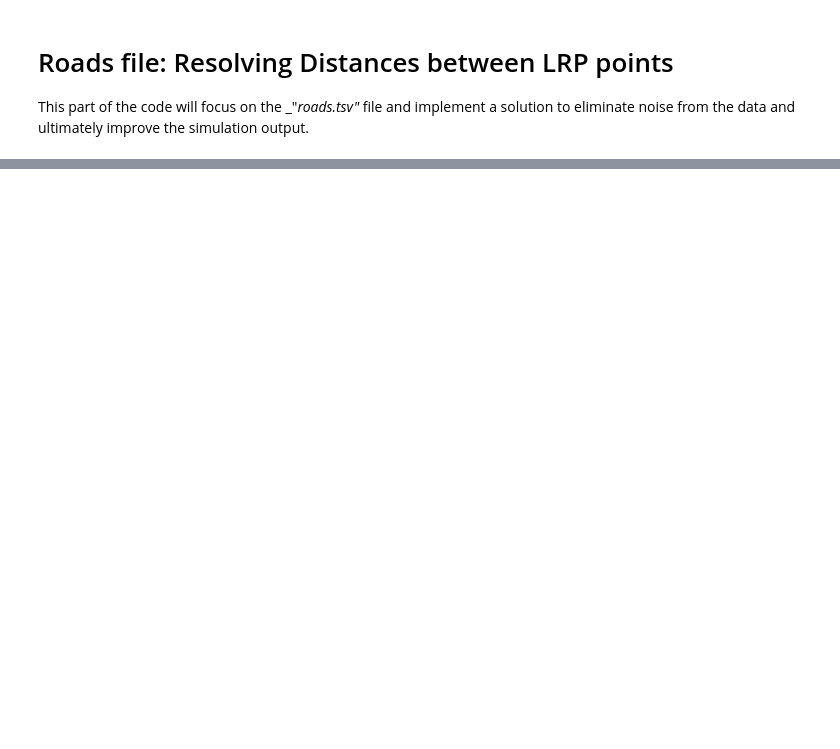
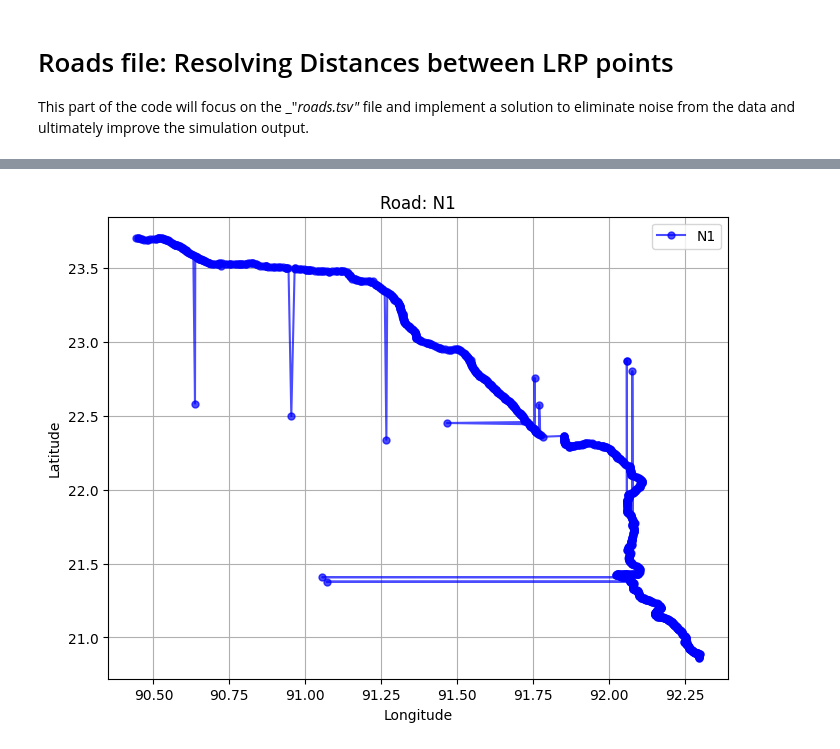
Before and after one commit to adellorto/Advanced-Simulation---Group-12, a Jupyter notebook: notebook/G12-A1-initial-data-exploration.ipynb, the cells around one changed output, grey strips where cells are left out. Saved outputs shown, nothing was run; the diff lists cells and outputs as text; code cells hidden in the pictures; blank space fills up the shorter version.

```diff
--- a/notebook/G12-A1-initial-data-exploration.ipynb
+++ b/notebook/G12-A1-initial-data-exploration.ipynb
@@ -30,0 +49,34 @@ roads
+# %%
+# Zooming into one road to take a closer look at the outliers shown in the "All roads plot"
+# Select the first row from the dataframe
+row = roads.iloc[0]
+
+# Extract the name of the road (first column)
+road_name = row.iloc[0]
+
+# Extract latitude and longitude values from the row
+latitudes = []
+longitudes = []
+
+# Extract latitude and longitude for each LRP
+for i in range(1, len(row), 3):  # every 3rd column is latitude and longitude
+    latitudes.append(row.iloc[i+1])   # Column i+1 is latitude
+    longitudes.append(row.iloc[i+2])  # Column i+2 is longitude
+
+# Create the plot
+plt.figure(figsize=(8, 6))
+
+# Plot the road (first row)
+plt.plot(longitudes, latitudes, marker='o', markersize=5, linestyle='-', color='blue', alpha=0.7, label=f'{road_name}')
+
+# Customize the plot
+plt.title(f'Road: {road_name}')
+plt.xlabel('Longitude')
+plt.ylabel('Latitude')
+plt.grid(True)
+plt.legend()
+
+# Show the plot
+plt.show()
+# %% [output]
+[figure, added]
```
Also changed, not shown: parts of 4 cells of this notebook.
